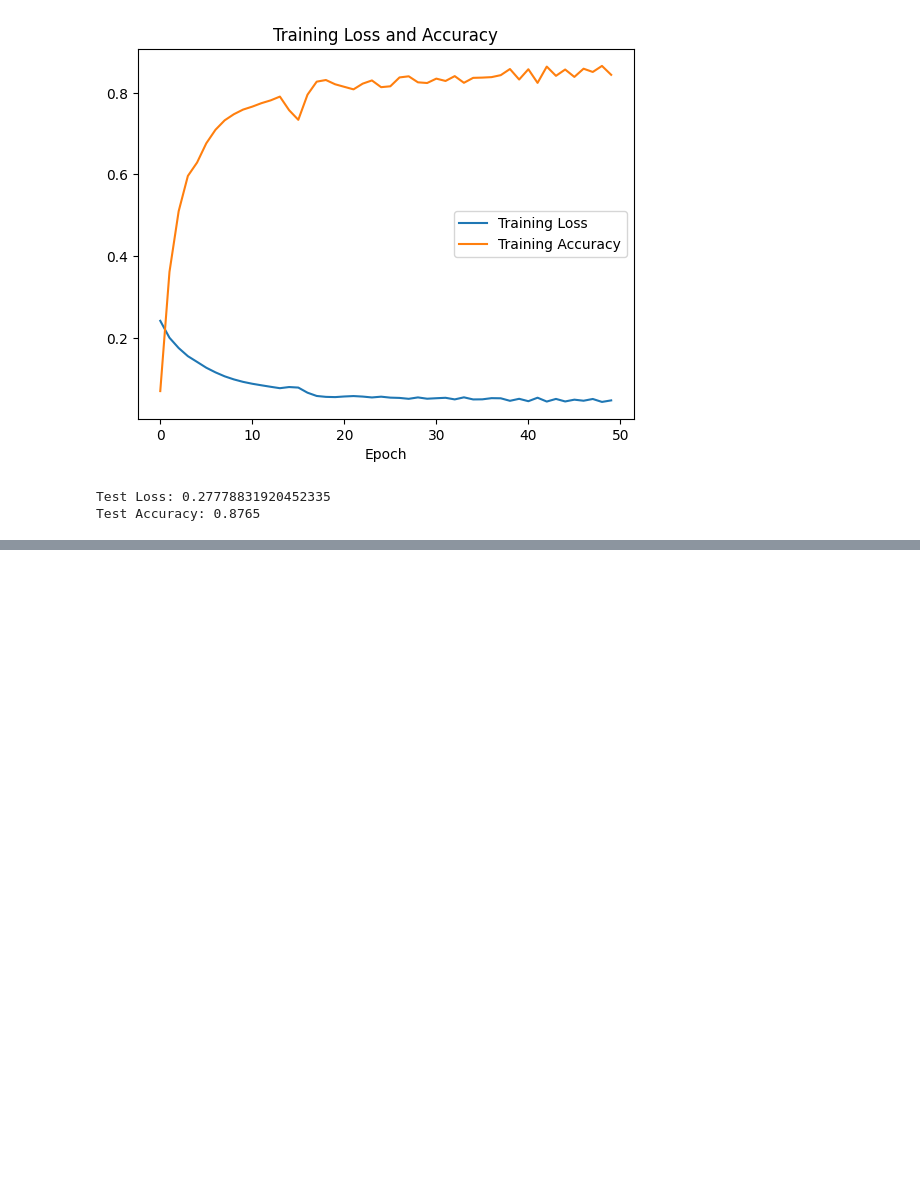
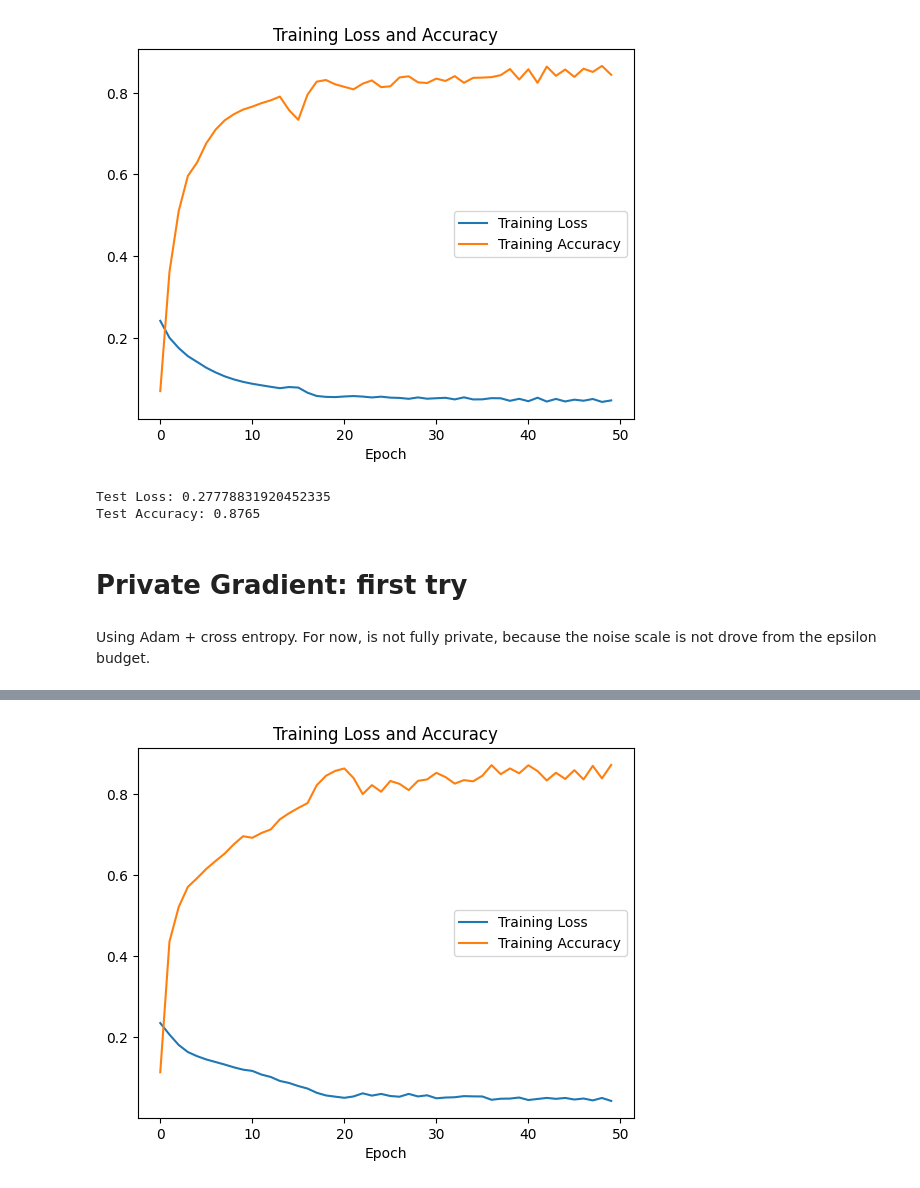
Before and after one commit to NoaVelner/Differential_Private_Neural_Network, a Jupyter notebook: graphs_and_conculsions.ipynb, the cells around one changed output, grey strips where cells are left out. Saved outputs shown, nothing was run; the diff lists cells and outputs as text; code cells hidden in the pictures; blank space fills up the shorter version.

Commit message:
backprop with noise addition

```diff
--- a/graphs_and_conculsions.ipynb
+++ b/graphs_and_conculsions.ipynb
@@ -86,3 +86,12 @@ print("Test Accuracy:", second_nn.test_accuracy(x_test, y_test))
 # %% [output]
 Test Loss: 0.27778831920452335
 Test Accuracy: 0.8765
+# %% [markdown]
+# Private Gradient: first try
+# %% [markdown]
+ Using Adam + cross entropy.
+ For now, is not fully private, because the noise scale is not drove from the epsilon budget.
+# %%
+private_gradient = Train.CreateModel(input_size=input_shape, output_size=output_shape, hidden_size=hidden_shape)
+private_gradient.train(x_train, y_train, initial_learning_rate=0.001, decay=0.002, n_epochs=50, plot_training_results=True)
+# %% [output]
@@ -88,0 +103 @@ Test Accuracy: 0.8765
+[figure, added]
```
Also changed, not shown: parts of 2 cells of this notebook, 2 other files.
